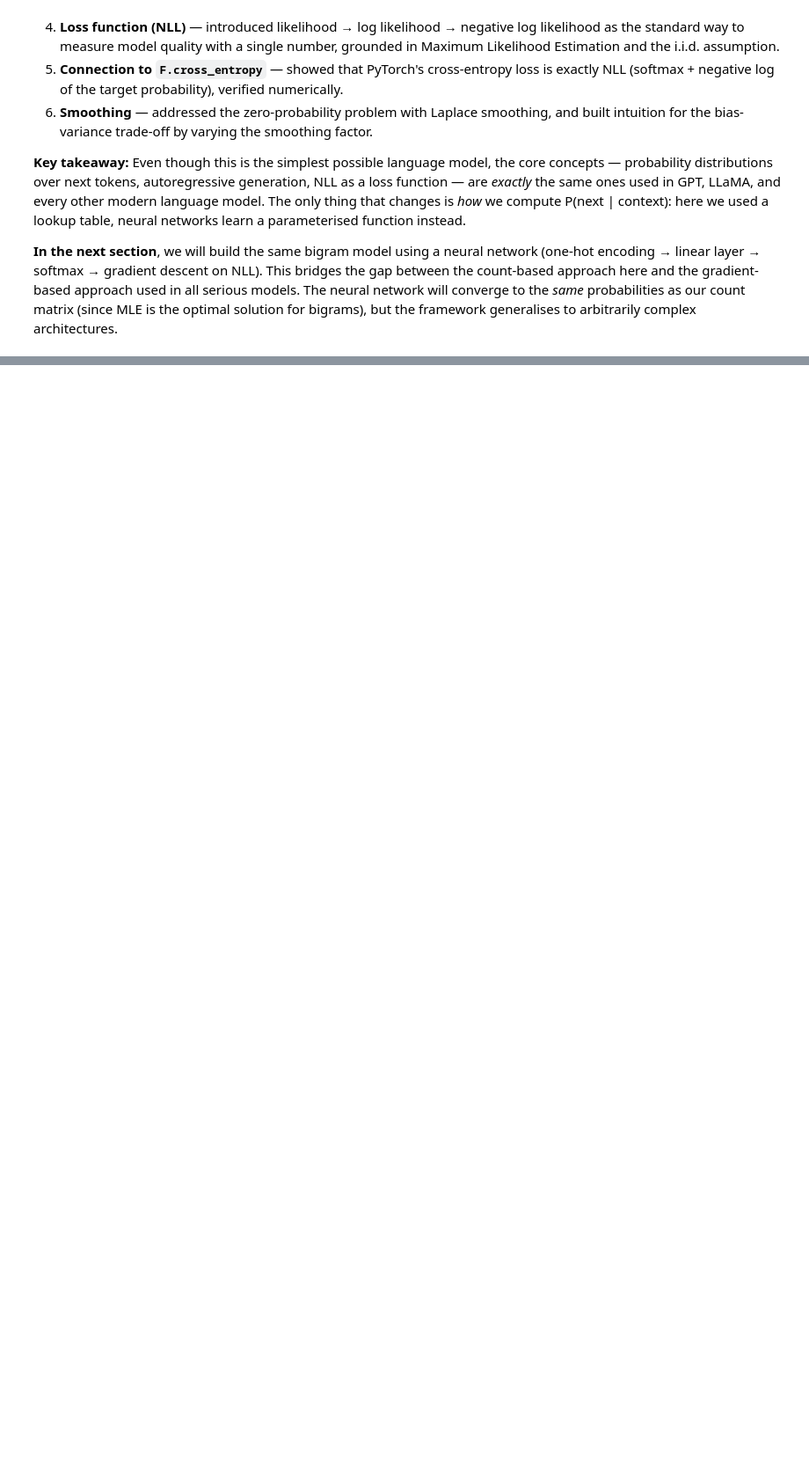
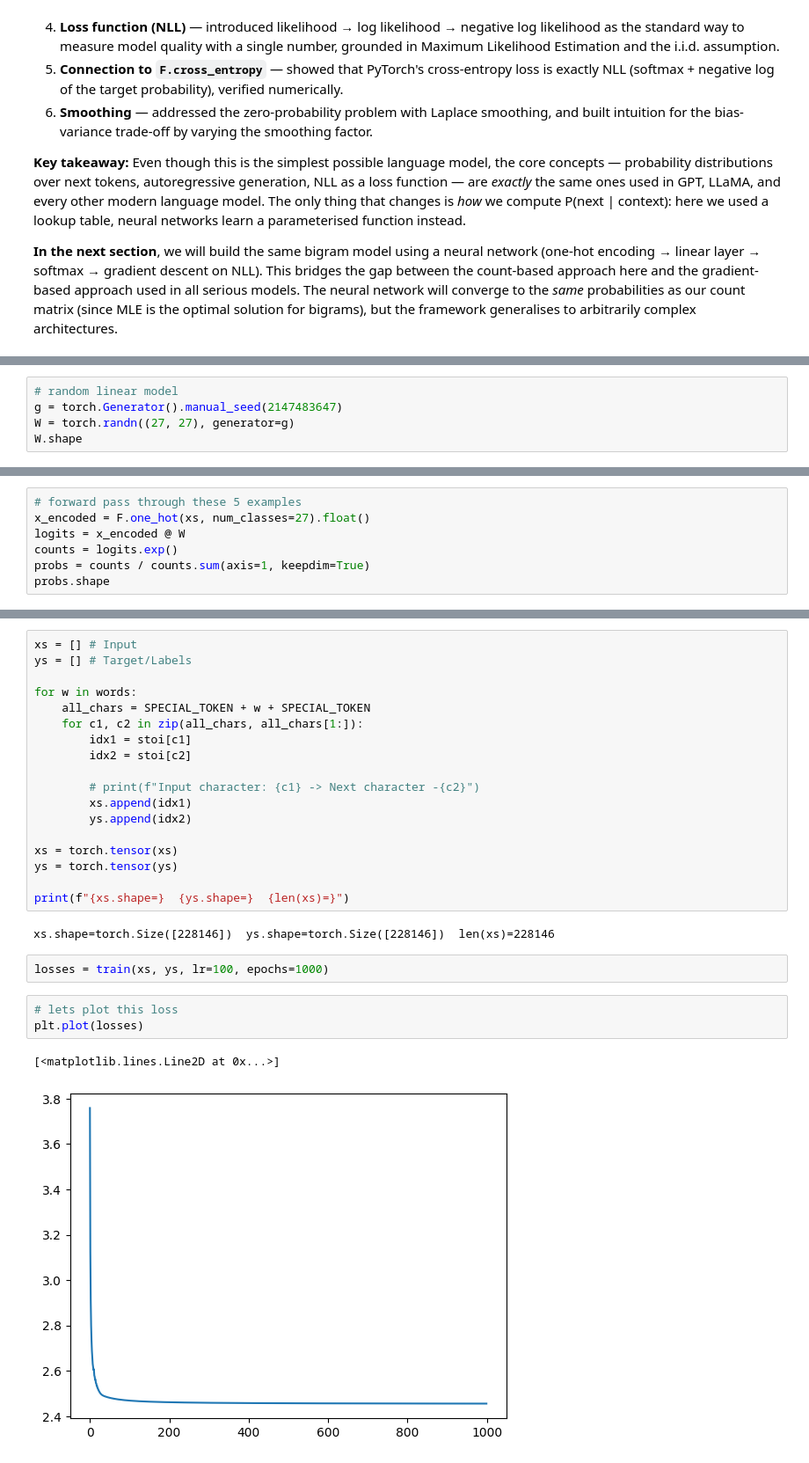
Before and after one commit to kshitijg92/karpathy-zero-to-hero-deep-work, a Jupyter notebook: lesson_2_makemore/makemore.ipynb, the cells around one changed output, grey strips where cells are left out. Shown at 88% size. Drawn from its saved outputs; the diff is of its cells as text; blank space fills up the shorter version.

```diff
--- a/lesson_2_makemore/makemore.ipynb
+++ b/lesson_2_makemore/makemore.ipynb
@@ -877,0 +1124,5 @@ So far we built a **bigram character-level language model** from scratch. Here's
+# %%
+# random linear model
+g = torch.Generator().manual_seed(2147483647)
+W = torch.randn((27, 27), generator=g)
+W.shape
@@ -877,0 +1131,7 @@ So far we built a **bigram character-level language model** from scratch. Here's
+# %%
+# forward pass through these 5 examples
+x_encoded = F.one_hot(xs, num_classes=27).float()
+logits = x_encoded @ W
+counts = logits.exp()
+probs = counts / counts.sum(axis=1, keepdim=True)
+probs.shape
@@ -877,0 +1238,28 @@ So far we built a **bigram character-level language model** from scratch. Here's
+# %%
+xs = [] # Input
+ys = [] # Target/Labels
+
+for w in words:
+    all_chars = SPECIAL_TOKEN + w + SPECIAL_TOKEN
+    for c1, c2 in zip(all_chars, all_chars[1:]):
+        idx1 = stoi[c1]
+        idx2 = stoi[c2]
+
+        # print(f"Input character: {c1} -> Next character -{c2}")
+        xs.append(idx1)
+        ys.append(idx2)
+
+xs = torch.tensor(xs)
+ys = torch.tensor(ys)
+
+print(f"{xs.shape=}  {ys.shape=}  {len(xs)=}")
+# %% [output]
+xs.shape=torch.Size([228146])  ys.shape=torch.Size([228146])  len(xs)=228146
+# %%
+losses = train(xs, ys, lr=100, epochs=1000)
+# %%
+# lets plot this loss
+plt.plot(losses)
+# %% [output]
+[<matplotlib.lines.Line2D at 0x...>]
+[figure, added]
```
Also changed, not shown: parts of 28 cells of this notebook, 1 other file.
